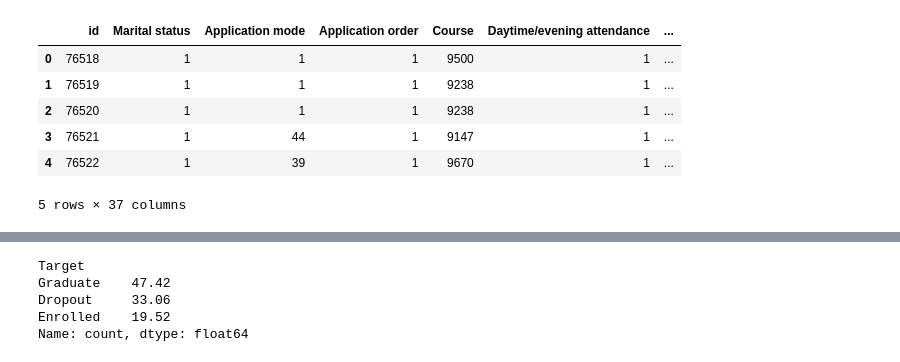
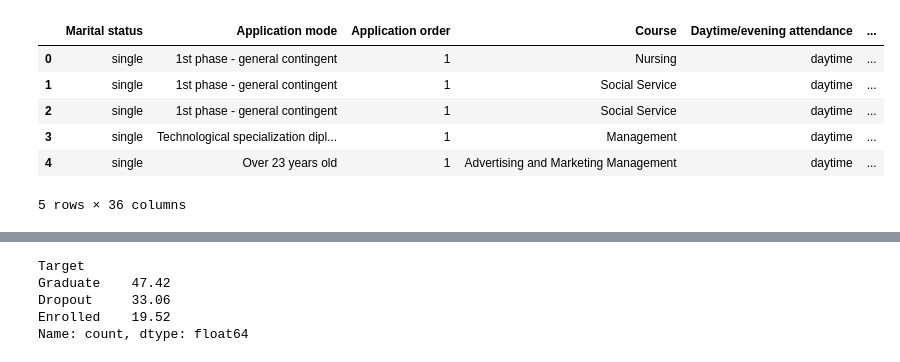
Before and after one commit to GDGauravDutta/Analysis, a Jupyter notebook: pss4e6-flaml-accuracy.ipynb, the cells around one changed output, grey strips where cells are left out. Saved outputs shown, nothing was run; the diff lists cells and outputs as text; code cells hidden in the pictures.

```diff
--- a/pss4e6-flaml-accuracy.ipynb
+++ b/pss4e6-flaml-accuracy.ipynb
@@ -15,14 +15,14 @@ train.head()
 # %%
-test = pd.read_csv('/kaggle/input/playground-series-s4e6/test.csv')
+test = pd.read_csv('/kaggle/input/pss4e6-dataset/test.csv')
 test.head()
 # %% [output]
-|  | id | Marital status | Application mode | Application order | Course | Daytime/evening attendance | ... |
-| 0 | 76518 | 1 | 1 | 1 | 9500 | 1 | ... |
-| 1 | 76519 | 1 | 1 | 1 | 9238 | 1 | ... |
-| 2 | 76520 | 1 | 1 | 1 | 9238 | 1 | ... |
-| 3 | 76521 | 1 | 44 | 1 | 9147 | 1 | ... |
-| 4 | 76522 | 1 | 39 | 1 | 9670 | 1 | ... |
+|  | Marital status | Application mode | Application order | Course | Daytime/evening attendance | ... |
+| 0 | single | 1st phase - general contingent | 1 | Nursing | daytime | ... |
+| 1 | single | 1st phase - general contingent | 1 | Social Service | daytime | ... |
+| 2 | single | 1st phase - general contingent | 1 | Social Service | daytime | ... |
+| 3 | single | Technological specialization dipl... | 1 | Management | daytime | ... |
+| 4 | single | Over 23 years old | 1 | Advertising and Marketing Management | daytime | ... |
-5 rows × 37 columns
+5 rows × 36 columns
 # %%
 train.info()
 # %% [output]
```
Also changed, not shown: parts of 151 cells of this notebook.
